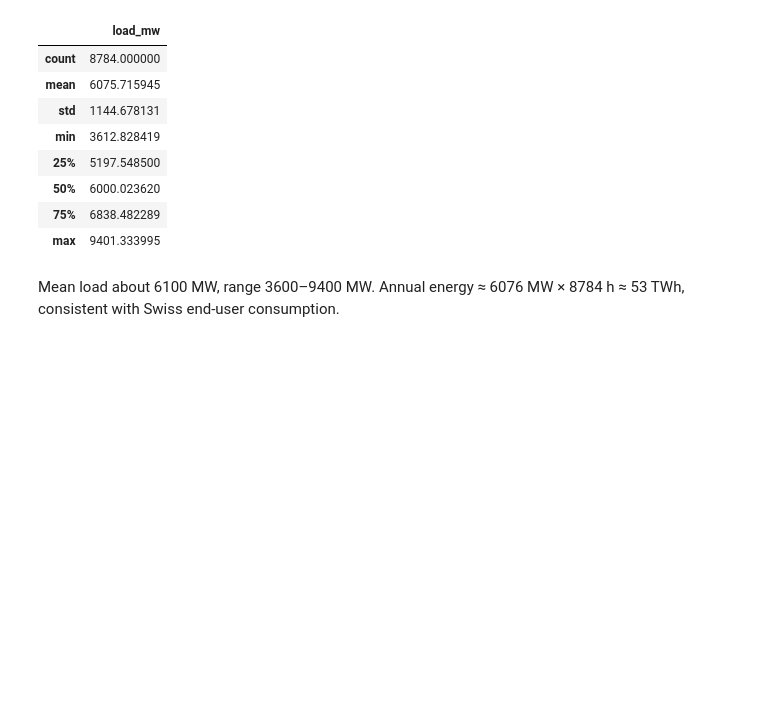
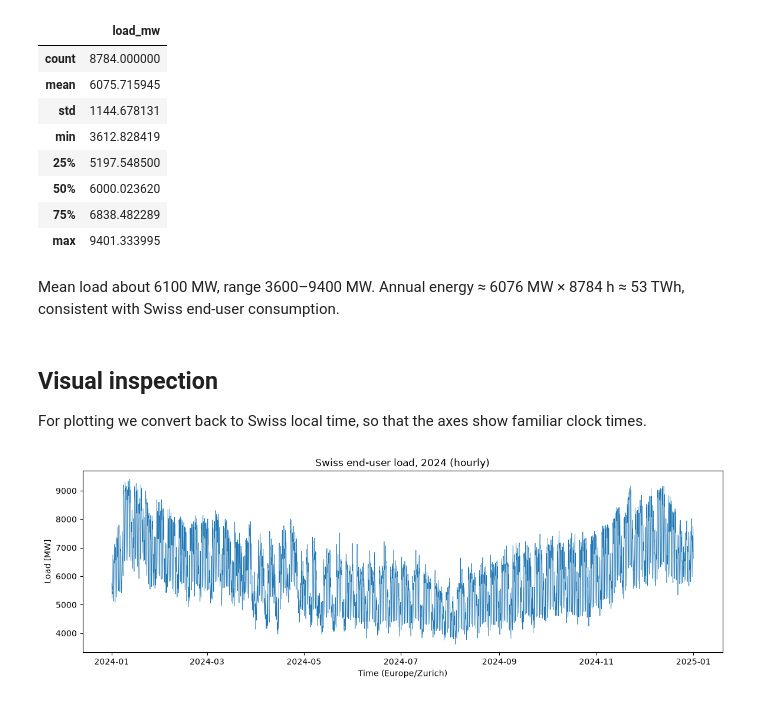
Before and after one commit to mathiasbraun/swiss-load-forecast, a Jupyter notebook: notebooks/01_explore.ipynb, the cells around one changed output. Saved outputs shown, nothing was run; the diff lists cells and outputs as text; code cells hidden in the pictures; blank space fills up the shorter version.

Commit message:
Add yearly, weekly and average daily load plots

```diff
--- a/notebooks/01_explore.ipynb
+++ b/notebooks/01_explore.ipynb
@@ -134,3 +134,21 @@ hourly.describe()
 | max | 9401.333995 |
 # %% [markdown]
 Mean load about 6100 MW, range 3600–9400 MW. Annual energy ≈ 6076 MW × 8784 h ≈ 53 TWh, consistent with Swiss end-user consumption.
+# %% [markdown]
+## Visual inspection
+
+For plotting we convert back to Swiss local time, so that the axes show familiar clock times.
+# %%
+import matplotlib.pyplot as plt
+
+# plot hourly load in MW in local time (Europe/Zurich)
+hourly_local = hourly.tz_convert("Europe/Zurich")
+
+fig, ax = plt.subplots(figsize=(14, 4))
+ax.plot(hourly_local.index, hourly_local["load_mw"], linewidth=0.5)
+ax.set_xlabel("Time (Europe/Zurich)")
+ax.set_ylabel("Load [MW]")
+ax.set_title("Swiss end-user load, 2024 (hourly)")
+plt.show()
+# %% [output]
+[figure, added]
```
Also changed, not shown: parts of 6 cells of this notebook.
